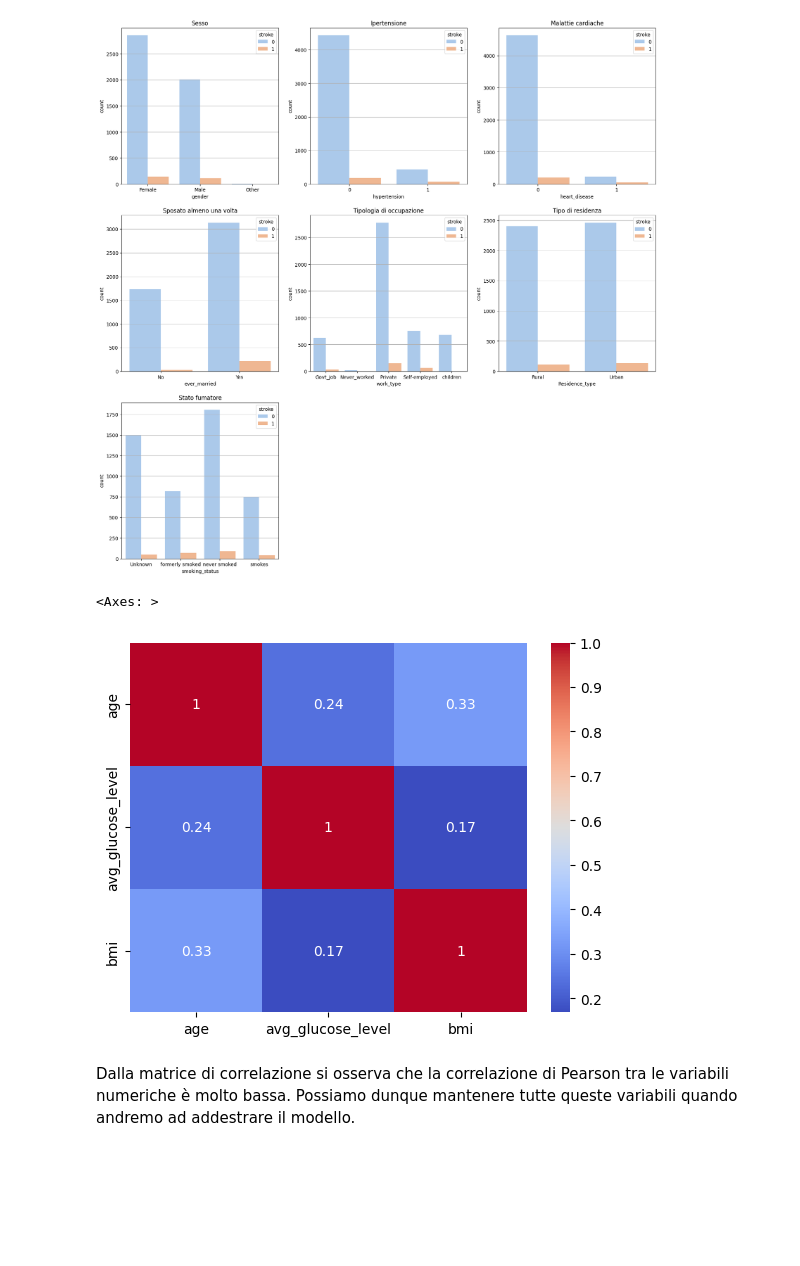
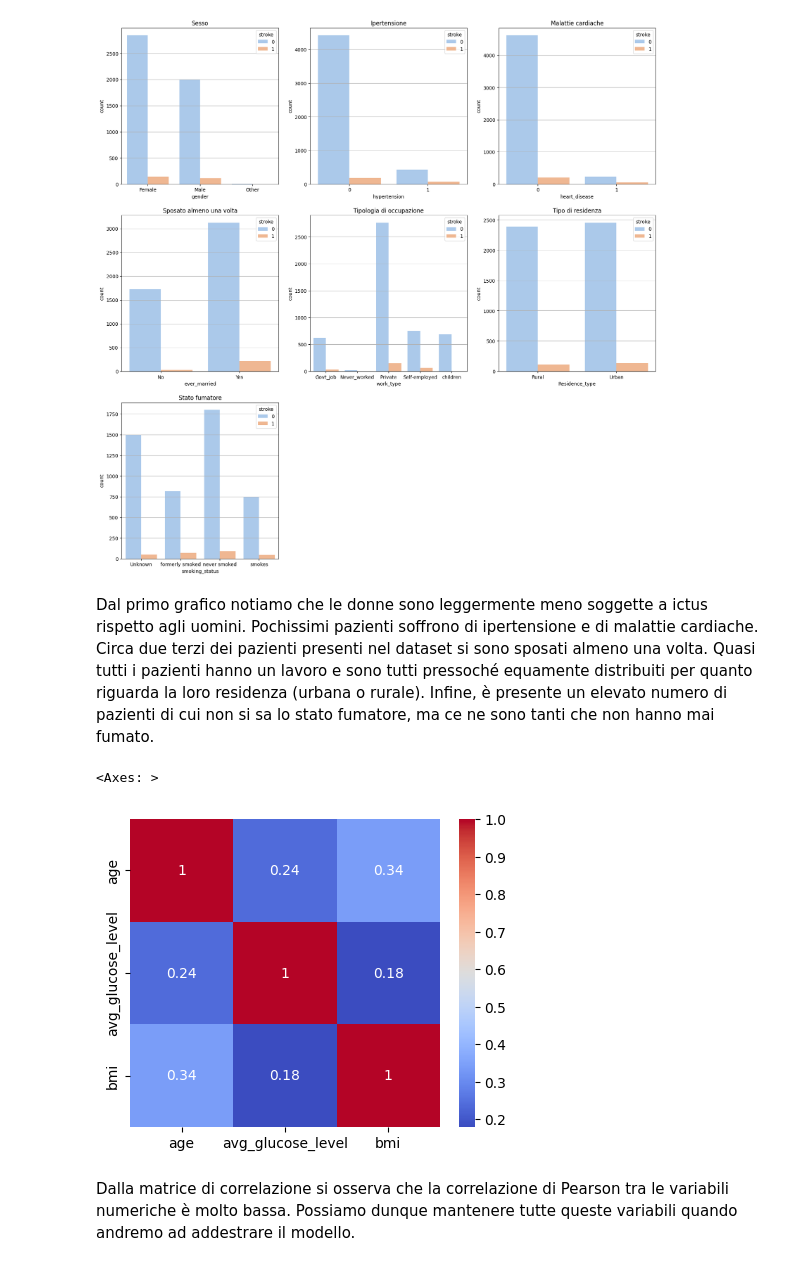
Before and after one commit to LucaSamore/Stroke-Prediction-Analysis, a Jupyter notebook: stroke_prediction_analysis.ipynb, the cells around one changed output. Drawn from its saved outputs; the diff is of its cells as text; code cells hidden in the pictures; blank space fills up the shorter version.

```diff
--- a/stroke_prediction_analysis.ipynb
+++ b/stroke_prediction_analysis.ipynb
@@ -85,9 +85,22 @@ memory usage: 1.8 MB
 # %% [markdown]
 Siccome alcune variabili categoriche sono di tipo object (`gender`, `ever_married`, `work_type`, `Residence_type`, `smoking_status`), per consumare meno memoria, ricarichiamo il dataset modificando il loro tipo come categorico.
 # %%
-categorical_features = ['gender', 'hypertension', 'heart_disease', 'ever_married', 'work_type', 'Residence_type', 'smoking_status', 'stroke']
+categorical_features = [
+    'gender',
+    'hypertension',
+    'heart_disease',
+    'ever_married',
+    'work_type',
+    'Residence_type',
+    'smoking_status',
+    'stroke',
+]
 # %%
-dataset = pd.read_csv('healthcare-dataset-stroke-data.csv', sep=',', dtype={c: 'category' for c in categorical_features})
+dataset = pd.read_csv(
+    'healthcare-dataset-stroke-data.csv',
+    sep=',',
+    dtype={c: 'category' for c in categorical_features}
+)
 # %%
 dataset.info(memory_usage='deep');
 # %% [output]
@@ -273,0 +291,3 @@ Notiamo che per le colonne `avg_glucose_level` e `bmi` sono presenti molti outli
+# %%
+dataset.drop(dataset[dataset['bmi'] >= 60].index, inplace=True)
+dataset['bmi'].describe()
@@ -308,11 +352,14 @@ for i, feature in enumerate(categorical_features, start=1):
 plt.show()
 # %% [output]
 [figure]
+# %% [markdown]
+Dal primo grafico notiamo che le donne sono leggermente meno soggette a ictus rispetto agli uomini. Pochissimi pazienti soffrono di ipertensione e di malattie cardiache. Circa due terzi dei pazienti presenti nel dataset si sono sposati almeno una volta. Quasi tutti i pazienti hanno un lavoro e sono tutti pressoché equamente distribuiti per quanto riguarda la loro residenza (urbana o rurale). Infine, è presente un elevato numero di pazienti di cui non si sa lo stato fumatore, ma ce ne sono tanti che non hanno mai fumato.
 # %%
 correlation_matrix = dataset.corr(method='pearson', numeric_only=True)
+plt.figure(figsize=(5,4))
 sns.heatmap(correlation_matrix, cmap="coolwarm", annot=True)
 # %% [output]
 <Axes: >
-[figure, old version]
+[figure, new version]
 # %% [markdown]
 Dalla matrice di correlazione si osserva che la correlazione di Pearson tra le variabili numeriche è molto bassa. Possiamo dunque mantenere tutte queste variabili quando andremo ad addestrare il modello.
```
Also changed, not shown: parts of 5 cells of this notebook.
